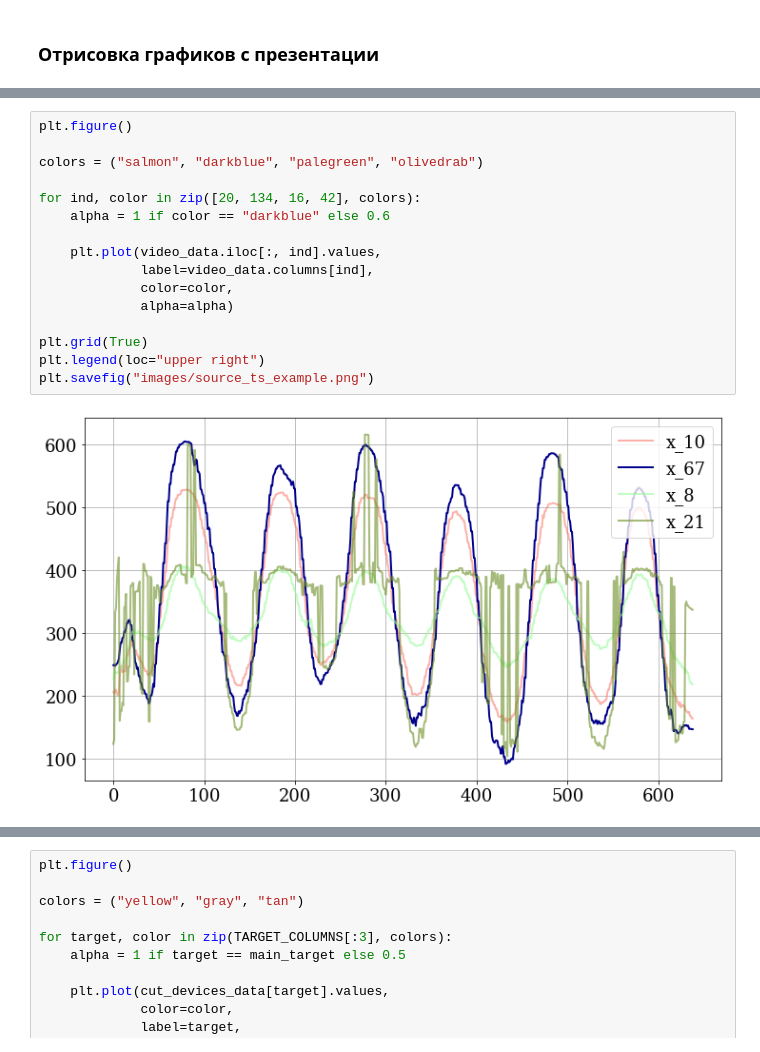
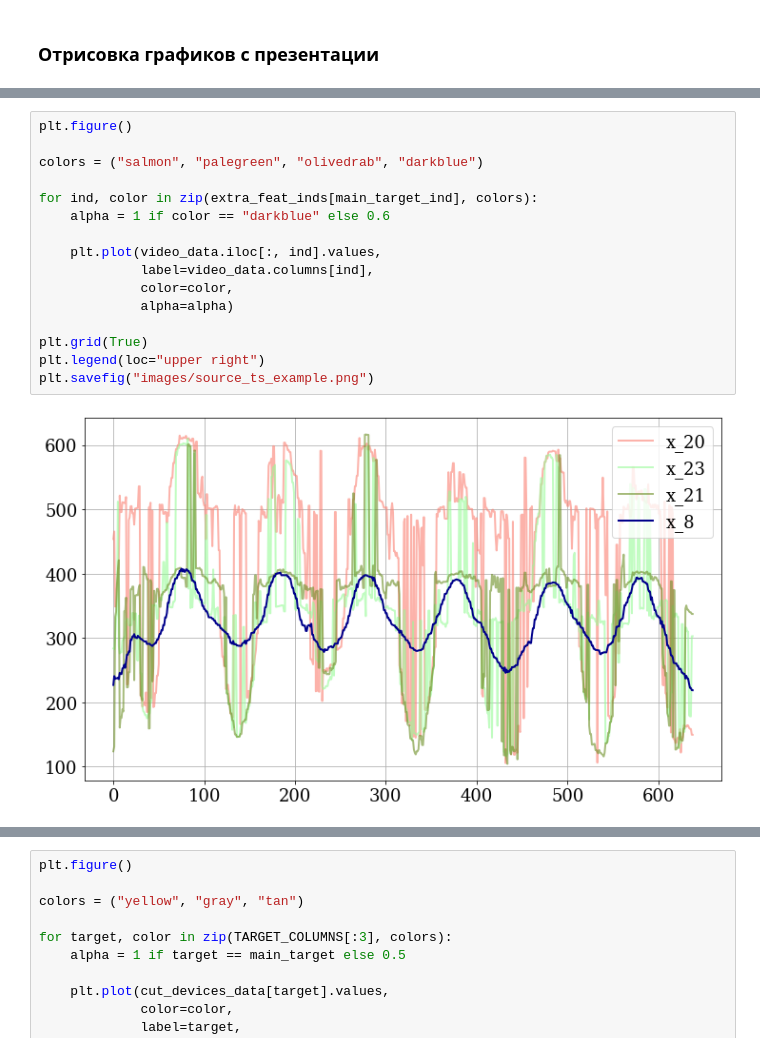
Before and after one commit to Intelligent-Systems-Phystech/2022-Project-90, a Jupyter notebook: code/main.ipynb, the cells around one changed output, grey strips where cells are left out. Cells and saved outputs as stored; diff of their text form.

```diff
--- a/code/main.ipynb
+++ b/code/main.ipynb
@@ -190,20 +298,20 @@ See the caveats in the documentation: https://pandas.pydata.org/pandas-docs/stab
 # %%
 plt.figure()
 
-colors = ("salmon", "darkblue", "palegreen", "olivedrab")
+colors = ("salmon", "palegreen", "olivedrab", "darkblue")
 
-for ind, color in zip([20, 134, 16, 42], colors):
+for ind, color in zip(extra_feat_inds[main_target_ind], colors):
     alpha = 1 if color == "darkblue" else 0.6
 
     plt.plot(video_data.iloc[:, ind].values,
              label=video_data.columns[ind],
              color=color,
              alpha=alpha)
 
 plt.grid(True)
 plt.legend(loc="upper right")
 plt.savefig("images/source_ts_example.png")
 # %% [output]
-[figure, old version]
+[figure, new version]
 # %%
 embed_source = edm.Embed(dataFrame=video_data.iloc[:, :],
```
Also changed, not shown: parts of 25 cells of this notebook, 14 other files.
